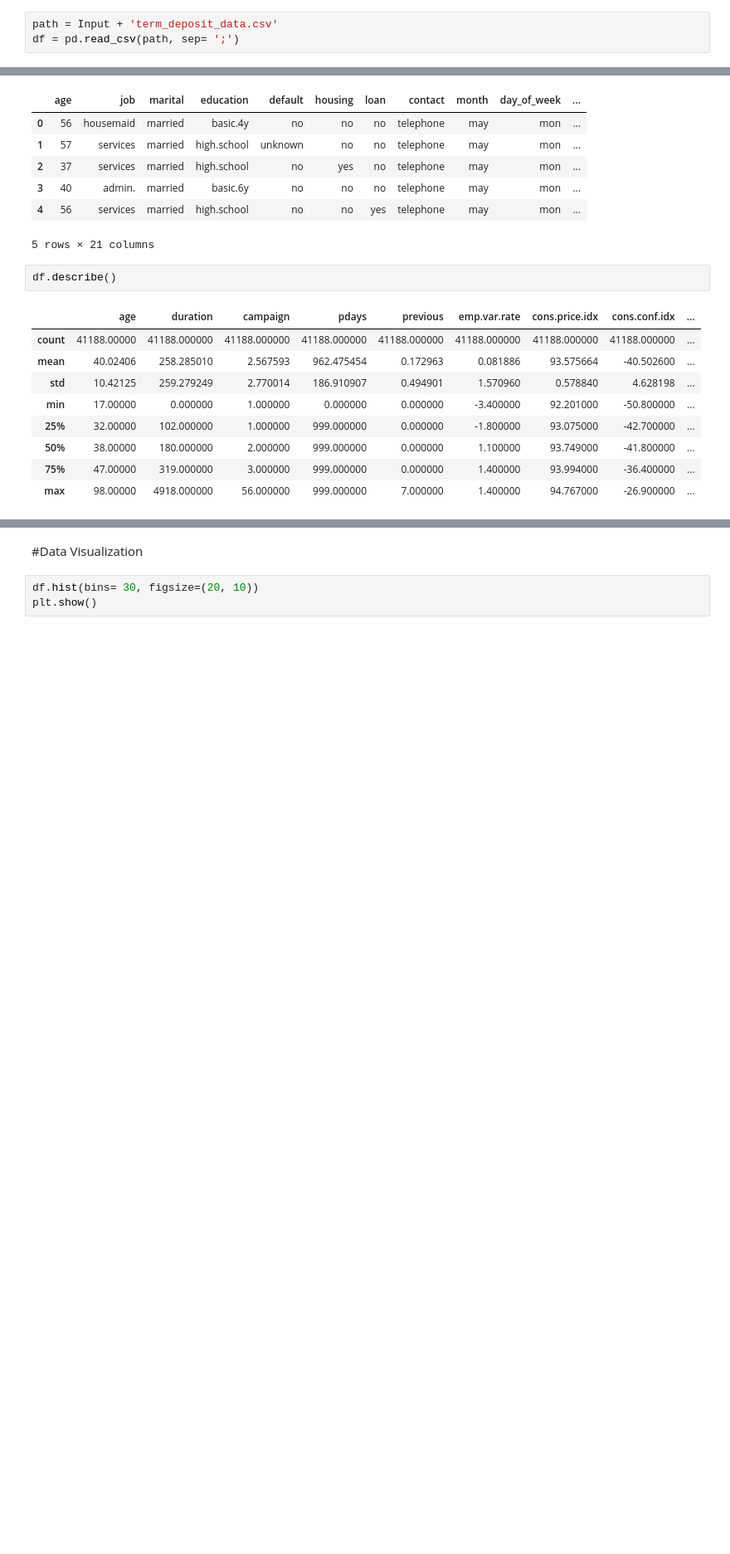
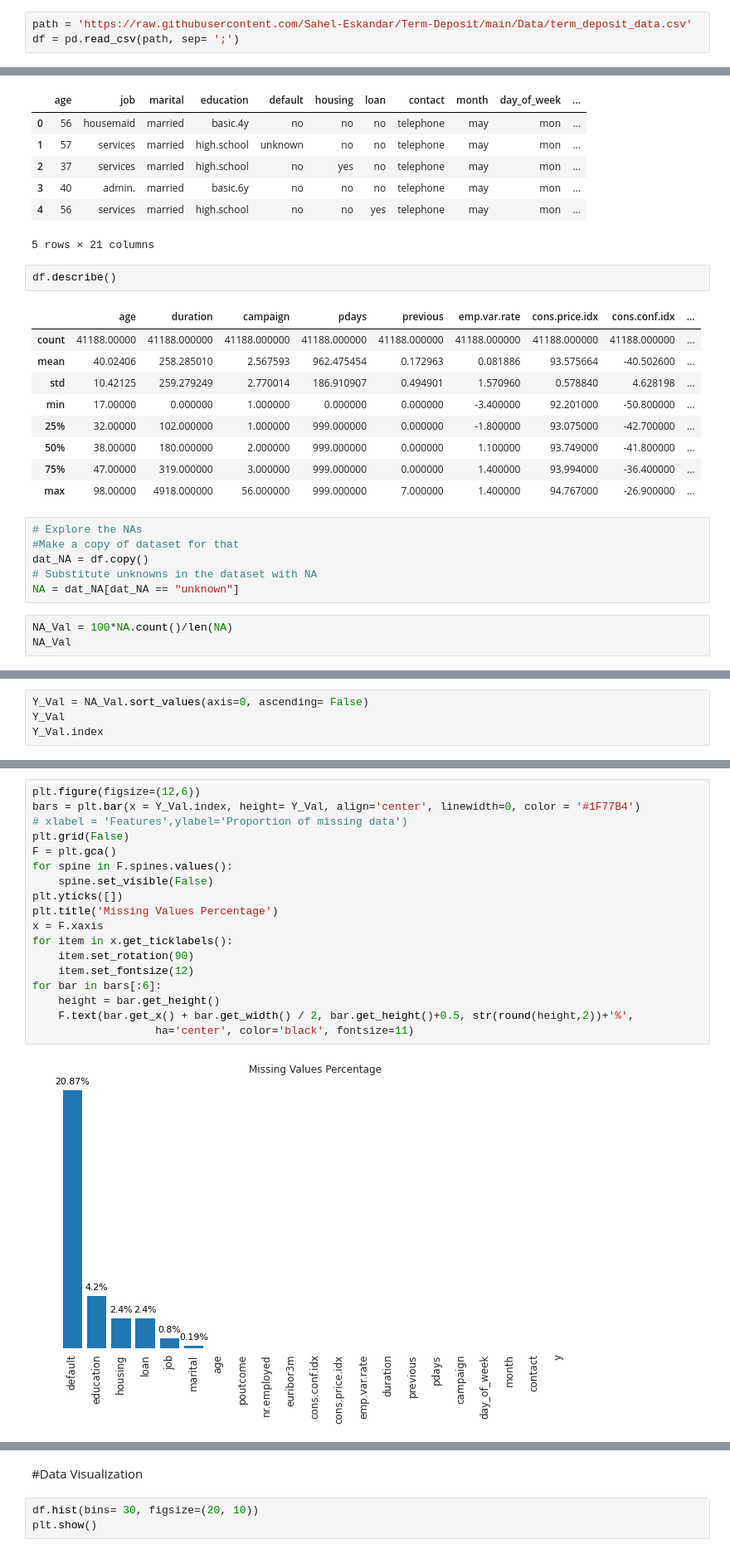
Before and after one commit to Sahel-Eskandar/Term-Deposit, a Jupyter notebook: Notebook/preprocessing.ipynb, the cells around one changed output, grey strips where cells are left out. Shown at 83% size. Drawn from its saved outputs; the diff is of its cells as text; blank space fills up the shorter version.

```diff
--- a/Notebook/preprocessing.ipynb
+++ b/Notebook/preprocessing.ipynb
@@ -61,3 +84,3 @@ def ensure_dir(file_path):
 # %%
-path = Input + 'term_deposit_data.csv'
+path = 'https://raw.githubusercontent.com/Sahel-Eskandar/Term-Deposit/main/Data/term_deposit_data.csv'
 df = pd.read_csv(path, sep= ';')
@@ -125,3 +126,12 @@ df.describe()
 | 50% | 38.00000 | 180.000000 | 2.000000 | 999.000000 | 0.000000 | 1.100000 | 93.749000 | -41.800000 | ... |
 | 75% | 47.00000 | 319.000000 | 3.000000 | 999.000000 | 0.000000 | 1.400000 | 93.994000 | -36.400000 | ... |
 | max | 98.00000 | 4918.000000 | 56.000000 | 999.000000 | 7.000000 | 1.400000 | 94.767000 | -26.900000 | ... |
+# %%
+# Explore the NAs
+#Make a copy of dataset for that
+dat_NA = df.copy()
+# Substitute unknowns in the dataset with NA
+NA = dat_NA[dat_NA == "unknown"]
+# %%
+NA_Val = 100*NA.count()/len(NA)
+NA_Val
@@ -127,0 +156,4 @@ df.describe()
+# %%
+Y_Val = NA_Val.sort_values(axis=0, ascending= False)
+Y_Val
+Y_Val.index
@@ -127,0 +166,20 @@ df.describe()
+# %%
+plt.figure(figsize=(12,6))
+bars = plt.bar(x = Y_Val.index, height= Y_Val, align='center', linewidth=0, color = '#1F77B4')
+# xlabel = 'Features',ylabel='Proportion of missing data')
+plt.grid(False)
+F = plt.gca()
+for spine in F.spines.values():
+    spine.set_visible(False)
+plt.yticks([])
+plt.title('Missing Values Percentage')
+x = F.xaxis
+for item in x.get_ticklabels():
+    item.set_rotation(90)
+    item.set_fontsize(12)
+for bar in bars[:6]:
+    height = bar.get_height()
+    F.text(bar.get_x() + bar.get_width() / 2, bar.get_height()+0.5, str(round(height,2))+'%',
+                   ha='center', color='black', fontsize=11)
+# %% [output]
+[figure, added]
```
Also changed, not shown: parts of 13 cells of this notebook.
